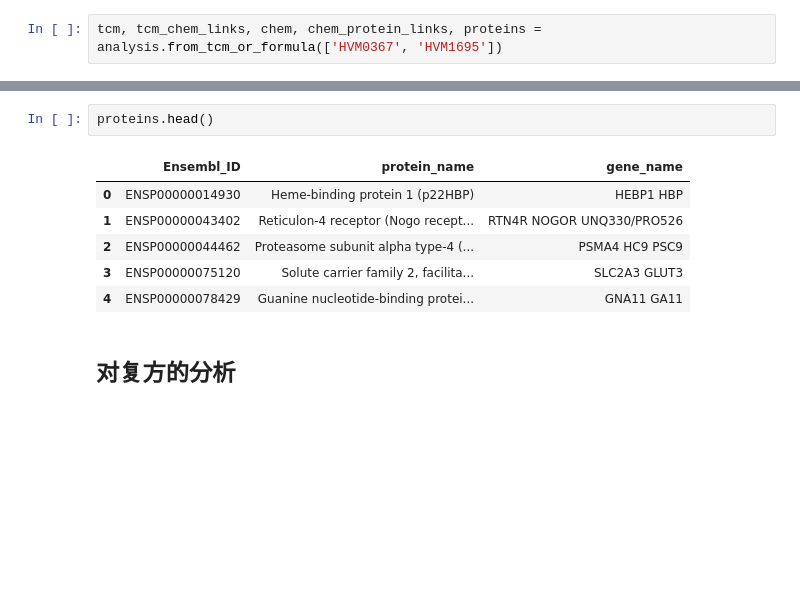
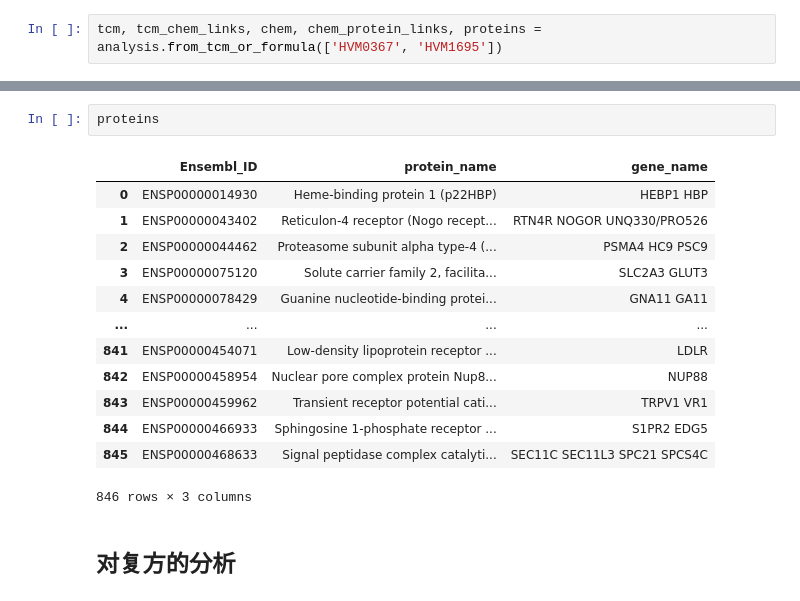
Before and after one commit to MLi-lab-Bioinformatics-NJUCM/HerbiV, a Jupyter notebook: demo.ipynb, the cells around one changed output, grey strips where cells are left out. Saved outputs shown, nothing was run; the diff lists cells and outputs as text; blank space fills up the shorter version.

```diff
--- a/demo.ipynb
+++ b/demo.ipynb
@@ -42,12 +63,19 @@ chem_protein_links.head()
 # %%
-proteins.head()
+proteins
 # %% [output]
 |  | Ensembl_ID | protein_name | gene_name |
 | 0 | ENSP00000014930 | Heme-binding protein 1 (p22HBP) | HEBP1 HBP |
 | 1 | ENSP00000043402 | Reticulon-4 receptor (Nogo recept... | RTN4R NOGOR UNQ330/PRO526 |
 | 2 | ENSP00000044462 | Proteasome subunit alpha type-4 (... | PSMA4 HC9 PSC9 |
 | 3 | ENSP00000075120 | Solute carrier family 2, facilita... | SLC2A3 GLUT3 |
 | 4 | ENSP00000078429 | Guanine nucleotide-binding protei... | GNA11 GA11 |
+| ... | ... | ... | ... |
+| 841 | ENSP00000454071 | Low-density lipoprotein receptor ... | LDLR |
+| 842 | ENSP00000458954 | Nuclear pore complex protein Nup8... | NUP88 |
+| 843 | ENSP00000459962 | Transient receptor potential cati... | TRPV1 VR1 |
+| 844 | ENSP00000466933 | Sphingosine 1-phosphate receptor ... | S1PR2 EDG5 |
+| 845 | ENSP00000468633 | Signal peptidase complex catalyti... | SEC11C SEC11L3 SPC21 SPCS4C |
+846 rows × 3 columns
 # %% [markdown]
 ## 对复方的分析
 # %%
```
Also changed, not shown: parts of 27 cells of this notebook.
